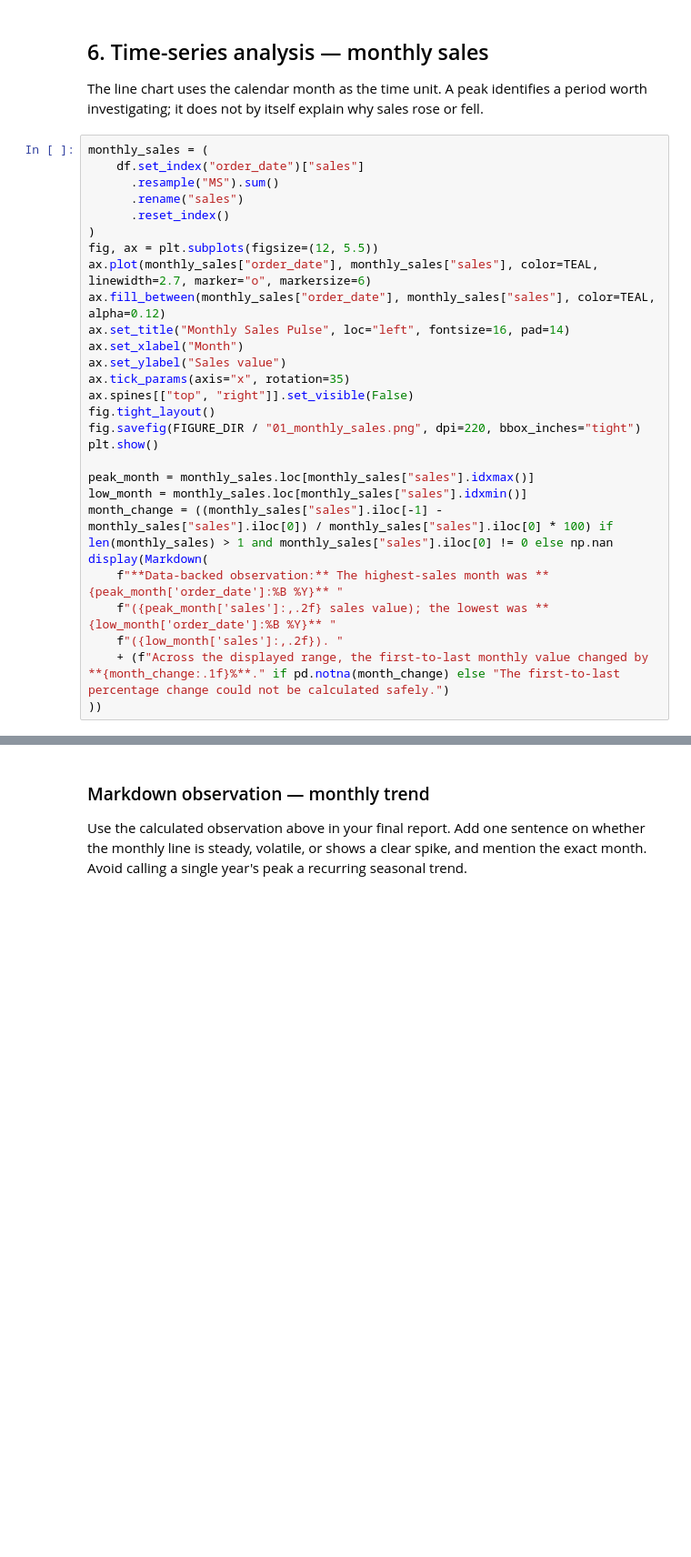
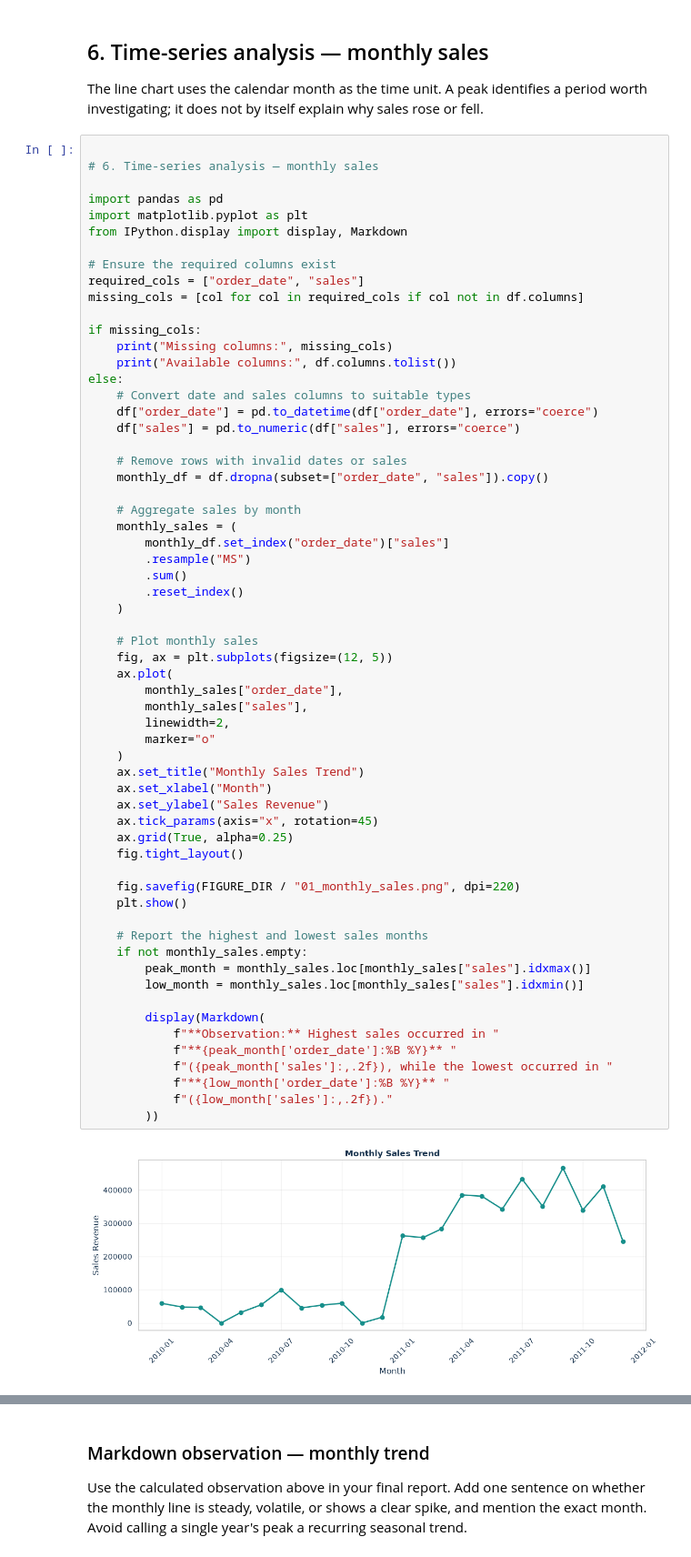
Before and after one commit to santhya27/OIBSIP, a Jupyter notebook: DataAnalytics-Level1-Task1-RetailRadar/Retail_Radar_EDA_Project/Retail_Radar_EDA.ipynb, the cells around one changed output, grey strips where cells are left out. Shown at 91% size. Cells and saved outputs as stored; diff of their text form; blank space fills up the shorter version.

```diff
--- a/DataAnalytics-Level1-Task1-RetailRadar/Retail_Radar_EDA_Project/Retail_Radar_EDA.ipynb
+++ b/DataAnalytics-Level1-Task1-RetailRadar/Retail_Radar_EDA_Project/Retail_Radar_EDA.ipynb
@@ -254,30 +322,65 @@ stats.to_csv(OUTPUT_DIR / "descriptive_statistics.csv")
 
 The line chart uses the calendar month as the time unit. A peak identifies a period worth investigating; it does not by itself explain why sales rose or fell.
 # %%
-monthly_sales = (
-    df.set_index("order_date")["sales"]
-      .resample("MS").sum()
-      .rename("sales")
-      .reset_index()
-)
-fig, ax = plt.subplots(figsize=(12, 5.5))
-ax.plot(monthly_sales["order_date"], monthly_sales["sales"], color=TEAL, linewidth=2.7, marker="o", markersize=6)
-ax.fill_between(monthly_sales["order_date"], monthly_sales["sales"], color=TEAL, alpha=0.12)
-ax.set_title("Monthly Sales Pulse", loc="left", fontsize=16, pad=14)
-ax.set_xlabel("Month")
-ax.set_ylabel("Sales value")
-ax.tick_params(axis="x", rotation=35)
-ax.spines[["top", "right"]].set_visible(False)
-fig.tight_layout()
-fig.savefig(FIGURE_DIR / "01_monthly_sales.png", dpi=220, bbox_inches="tight")
-plt.show()
 
-peak_month = monthly_sales.loc[monthly_sales["sales"].idxmax()]
-low_month = monthly_sales.loc[monthly_sales["sales"].idxmin()]
-month_change = ((monthly_sales["sales"].iloc[-1] - monthly_sales["sales"].iloc[0]) / monthly_sales["sales"].iloc[0] * 100) if len(monthly_sales) > 1 and monthly_sales["sales"].iloc[0] != 0 else np.nan
-display(Markdown(
-    f"**Data-backed observation:** The highest-sales month was **{peak_month['order_date']:%B %Y}** "
-    f"({peak_month['sales']:,.2f} sales value); the lowest was **{low_month['order_date']:%B %Y}** "
-    f"({low_month['sales']:,.2f}). "
-    + (f"Across the displayed range, the first-to-last monthly value changed by **{month_change:.1f}%**." if pd.notna(month_change) else "The first-to-last percentage change could not be calculated safely.")
-))
+# 6. Time-series analysis — monthly sales
+
+import pandas as pd
+import matplotlib.pyplot as plt
+from IPython.display import display, Markdown
+
+# Ensure the required columns exist
+required_cols = ["order_date", "sales"]
+missing_cols = [col for col in required_cols if col not in df.columns]
+
+if missing_cols:
+    print("Missing columns:", missing_cols)
+    print("Available columns:", df.columns.tolist())
+else:
+    # Convert date and sales columns to suitable types
+    df["order_date"] = pd.to_datetime(df["order_date"], errors="coerce")
+    df["sales"] = pd.to_numeric(df["sales"], errors="coerce")
+
+    # Remove rows with invalid dates or sales
+    monthly_df = df.dropna(subset=["order_date", "sales"]).copy()
+
+    # Aggregate sales by month
+    monthly_sales = (
+        monthly_df.set_index("order_date")["sales"]
+        .resample("MS")
+        .sum()
+        .reset_index()
+    )
+
+    # Plot monthly sales
+    fig, ax = plt.subplots(figsize=(12, 5))
+    ax.plot(
+        monthly_sales["order_date"],
+        monthly_sales["sales"],
+        linewidth=2,
+        marker="o"
+    )
+    ax.set_title("Monthly Sales Trend")
+    ax.set_xlabel("Month")
+    ax.set_ylabel("Sales Revenue")
+    ax.tick_params(axis="x", rotation=45)
+    ax.grid(True, alpha=0.25)
+    fig.tight_layout()
+
+    fig.savefig(FIGURE_DIR / "01_monthly_sales.png", dpi=220)
+    plt.show()
+
+    # Report the highest and lowest sales months
+    if not monthly_sales.empty:
+        peak_month = monthly_sales.loc[monthly_sales["sales"].idxmax()]
+        low_month = monthly_sales.loc[monthly_sales["sales"].idxmin()]
+
+        display(Markdown(
+            f"**Observation:** Highest sales occurred in "
+            f"**{peak_month['order_date']:%B %Y}** "
+            f"({peak_month['sales']:,.2f}), while the lowest occurred in "
+            f"**{low_month['order_date']:%B %Y}** "
+            f"({low_month['sales']:,.2f})."
+        ))
+# %% [output]
+[figure, added]
```
Also changed, not shown: parts of 20 cells of this notebook.
